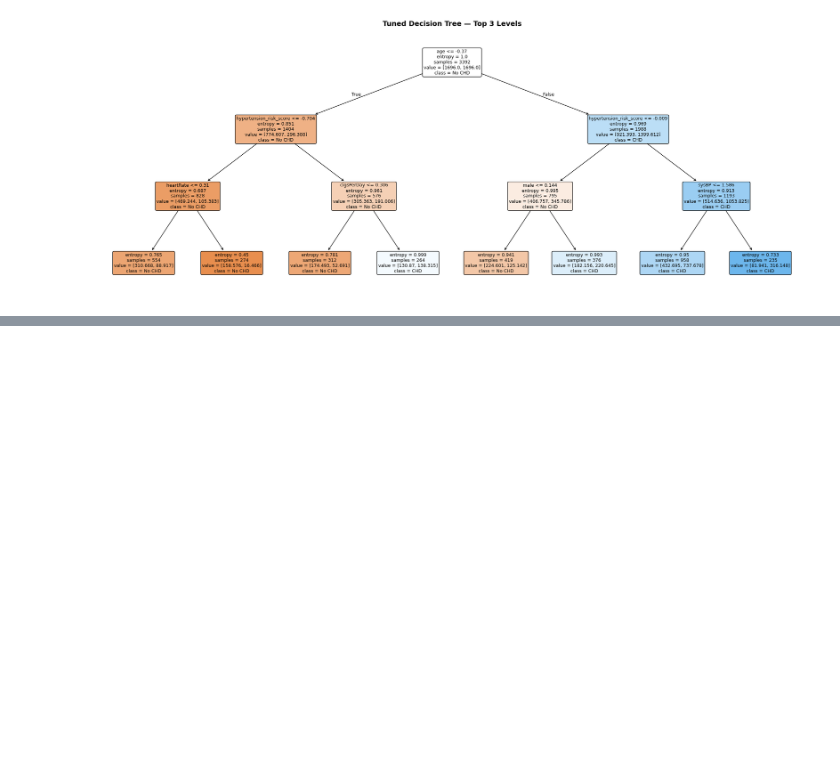
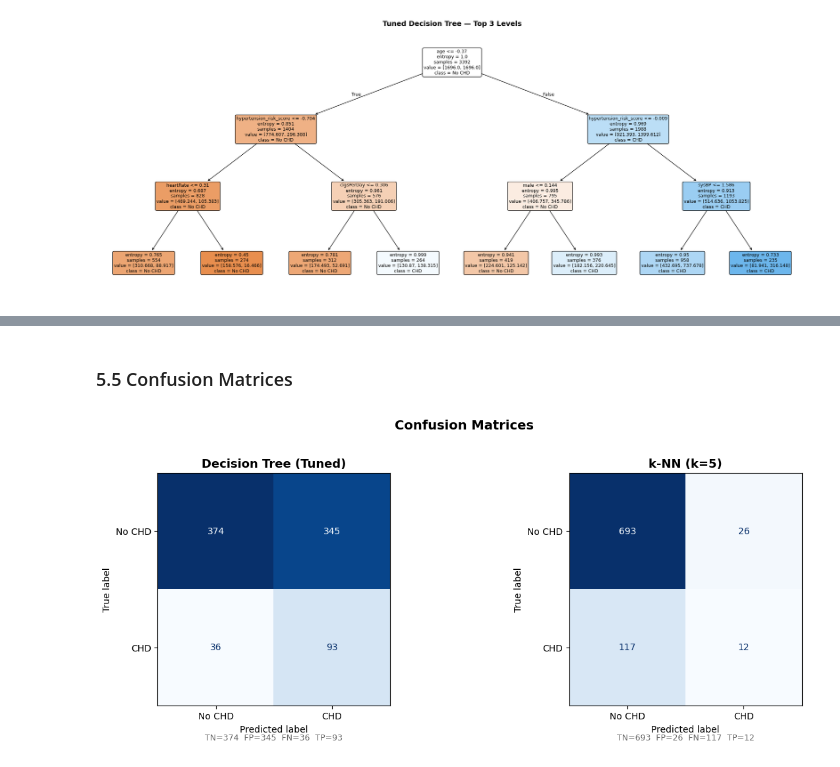
Before and after one commit to olkanth/MSCS_634_ProjectDeliverable_3, a Jupyter notebook: MSCS_634_Project_Deliverable3.ipynb, the cells around one changed output, grey strips where cells are left out. Cells and saved outputs as stored; diff of their text form; code cells hidden in the pictures; blank space fills up the shorter version.

Commit message:
Classification model comparison

```diff
--- a/MSCS_634_Project_Deliverable3.ipynb
+++ b/MSCS_634_Project_Deliverable3.ipynb
@@ -422,0 +456,19 @@ plt.show()
+# %%
+# Train final k-NN with best k
+knn_best = KNeighborsClassifier(n_neighbors=best_k, weights='distance', metric='euclidean')
+knn_best.fit(X_train_sc, y_train)
+
+y_pred_knn  = knn_best.predict(X_test_sc)
+y_proba_knn = knn_best.predict_proba(X_test_sc)[:, 1]
+
+acc_knn = accuracy_score(y_test, y_pred_knn)
+f1_knn  = f1_score(y_test, y_pred_knn)
+auc_knn = roc_auc_score(y_test, y_proba_knn)
+
+print(f"k-NN (k={best_k})")
+print("=" * 50)
+print(f"Accuracy : {acc_knn:.4f}")
+print(f"F1 Score : {f1_knn:.4f}")
+print(f"ROC-AUC  : {auc_knn:.4f}")
+print()
+print(classification_report(y_test, y_pred_knn, target_names=['No CHD', 'CHD']))
@@ -422,0 +490,25 @@ plt.show()
+# %% [markdown]
+### 5.5 Confusion Matrices
+# %%
+fig, axes = plt.subplots(1, 2, figsize=(13, 5))
+
+for ax, y_pred, title in zip(
+    axes,
+    [y_pred_dt_tuned, y_pred_knn],
+    ['Decision Tree (Tuned)', f'k-NN (k={best_k})']
+):
+    cm = confusion_matrix(y_test, y_pred)
+    disp = ConfusionMatrixDisplay(confusion_matrix=cm, display_labels=['No CHD', 'CHD'])
+    disp.plot(ax=ax, colorbar=False, cmap='Blues')
+    ax.set_title(title, fontsize=13, fontweight='bold')
+    tn, fp, fn, tp = cm.ravel()
+    ax.text(0.5, -0.15,
+            f'TN={tn}  FP={fp}  FN={fn}  TP={tp}',
+            transform=ax.transAxes, ha='center', fontsize=9, color='dimgray')
+
+plt.suptitle('Confusion Matrices', fontsize=14, fontweight='bold', y=1.02)
+plt.tight_layout()
+plt.savefig('Visualizations/3_confusion_matrices.png', dpi=150, bbox_inches='tight')
+plt.show()
+# %% [output]
+[figure, added]
```
Also changed, not shown: parts of 10 cells of this notebook.
